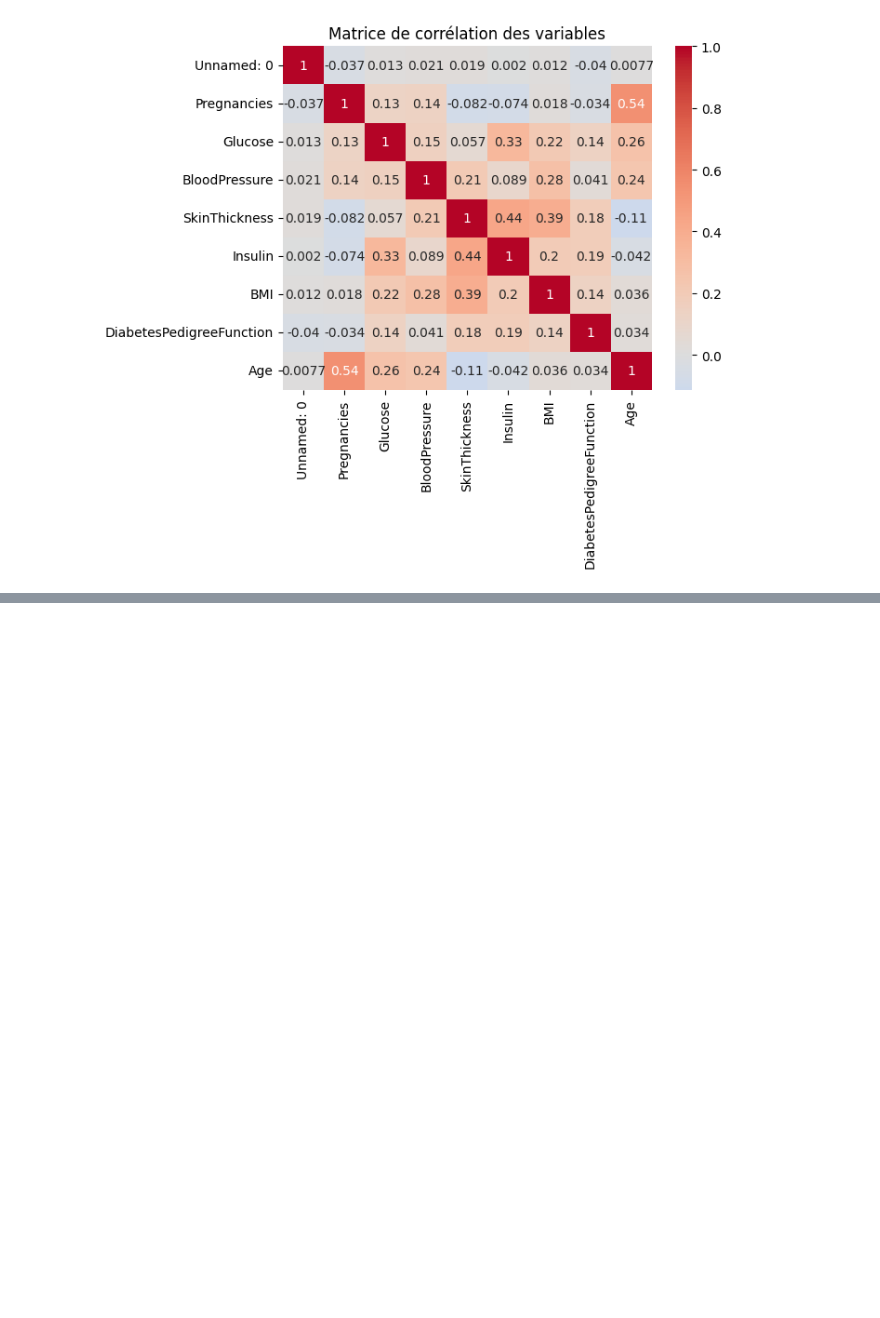
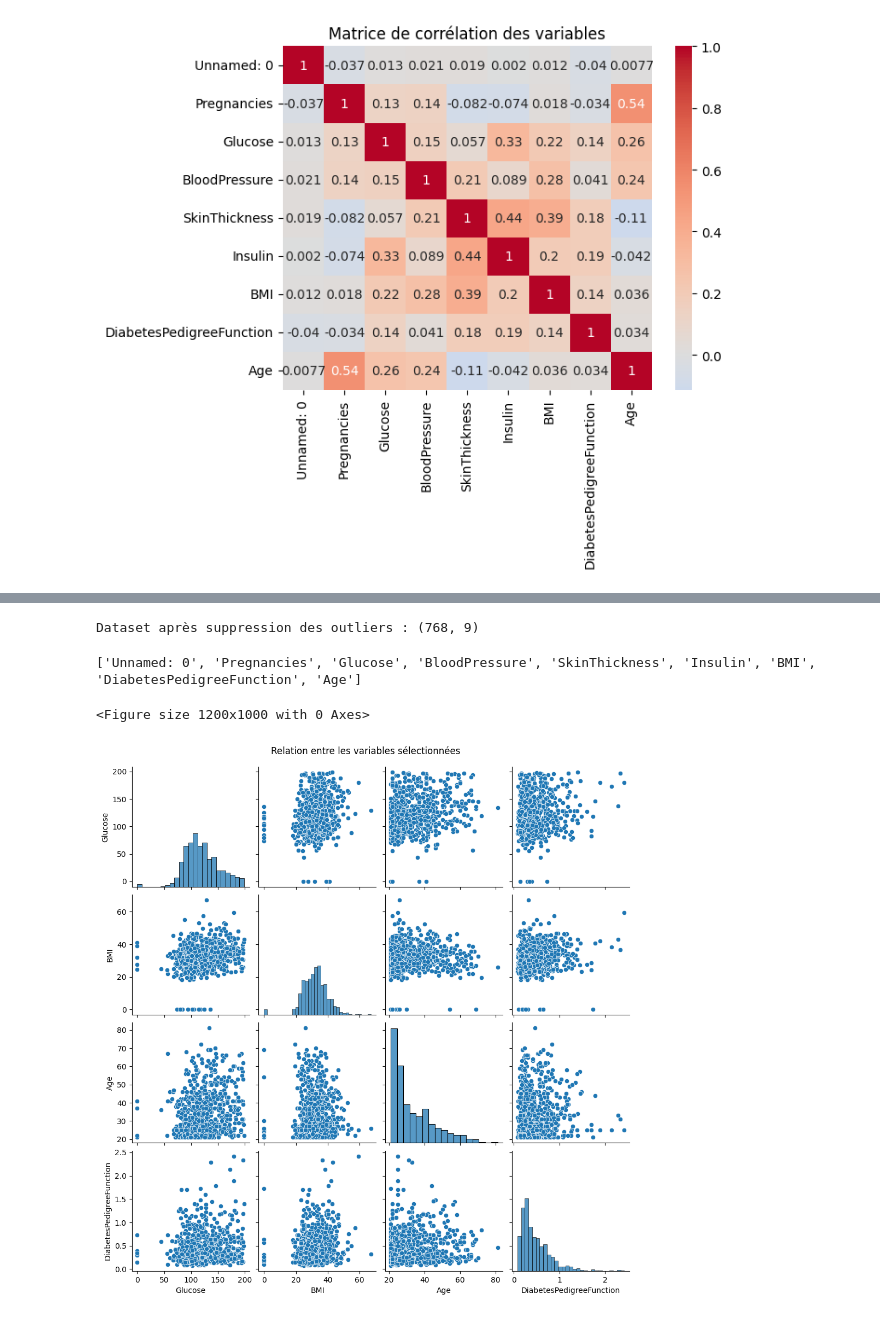
Before and after one commit to younes-el-kadmiri/projet-diabete, a Jupyter notebook: notebooks/01_EDA.ipynb, the cells around one changed output, grey strips where cells are left out. Drawn from its saved outputs; the diff is of its cells as text; code cells hidden in the pictures; blank space fills up the shorter version.

```diff
--- a/notebooks/01_EDA.ipynb
+++ b/notebooks/01_EDA.ipynb
@@ -106,3 +106,11 @@ def detect_outliers (df, column):
     lower_bound = Q1 - 1.5 * IQR
     upper_bound = Q3 + 1.5 * IQR
     return (df[column] < lower_bound) & (df[column] > upper_bound)
+# %%
+numerical_columns = ['Pregnancies', 'Glucose', 'BloodPressure', 'SkinThickness', 'Insulin', 'BMI', 'DiabetesPedigreeFunction', 'Age']
+outlier_indice = set()
+# %%
+for column in numerical_columns:
+    outliers = detect_outliers (df, column)
+    outlier_indice.update(df[outliers].index.tolist())
+    print(f"{column}: {outliers.sum()} outliers detectés")
@@ -108,0 +126,5 @@ def detect_outliers (df, column):
+# %%
+df_clean = df.drop(index=list(outlier_indice)).reset_index(drop=True)
+print(f"Dataset après suppression des outliers : {df_clean.shape}")
+# %% [output]
+Dataset après suppression des outliers : (768, 9)
@@ -108,0 +134,14 @@ def detect_outliers (df, column):
+# %%
+print(df_clean.columns.tolist())
+df_clean = df.drop(index=list(outlier_indice)).reset_index(drop=True)
+# %% [output]
+['Unnamed: 0', 'Pregnancies', 'Glucose', 'BloodPressure', 'SkinThickness', 'Insulin', 'BMI', 'DiabetesPedigreeFunction', 'Age']
+# %%
+clustering_features = ['Glucose', 'BMI', 'Age', 'DiabetesPedigreeFunction']
+plt.figure(figsize=(12, 10))
+g = sns.pairplot(df_clean[clustering_features], diag_kind='hist', height=2.5)
+g.fig.suptitle('Relation entre les variables sélectionnées', y=1.02)
+plt.show()
+# %% [output]
+<Figure size 1200x1000 with 0 Axes>
+[figure, added]
```
Also changed, not shown: parts of 2 cells of this notebook, 1 other file.
